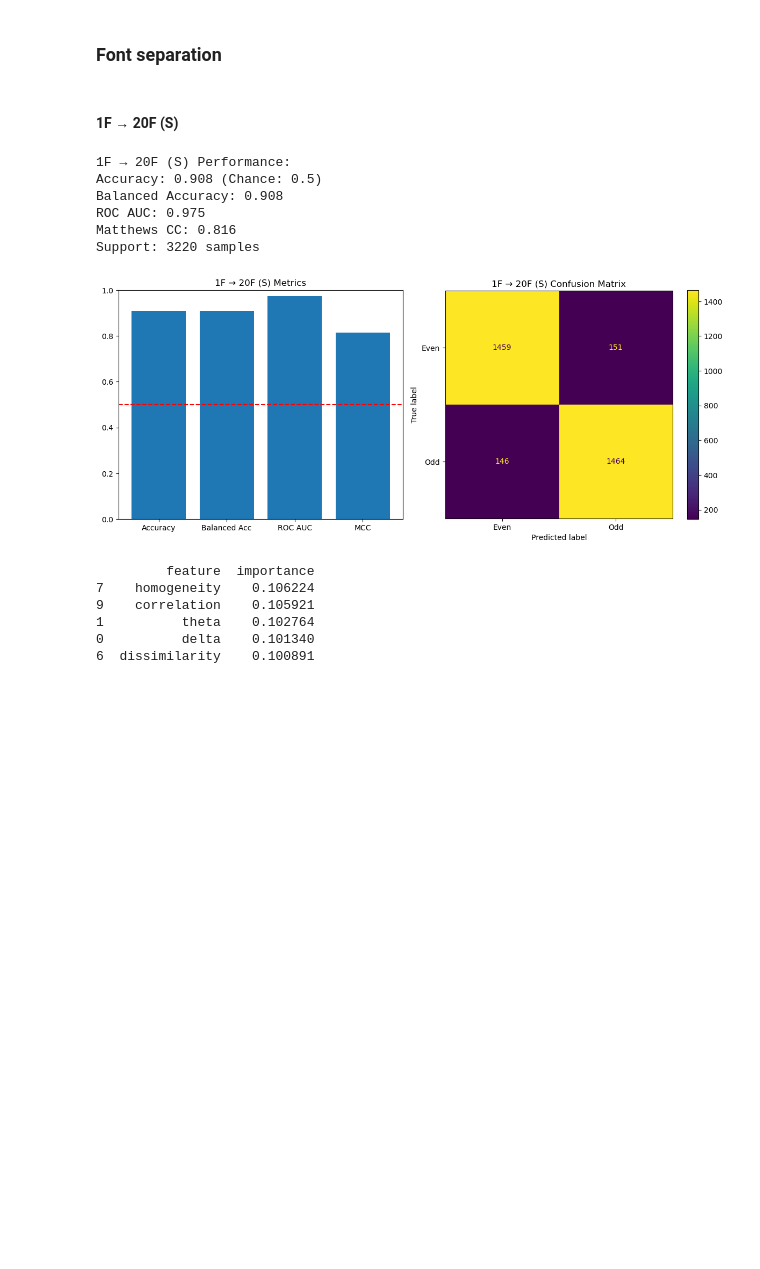
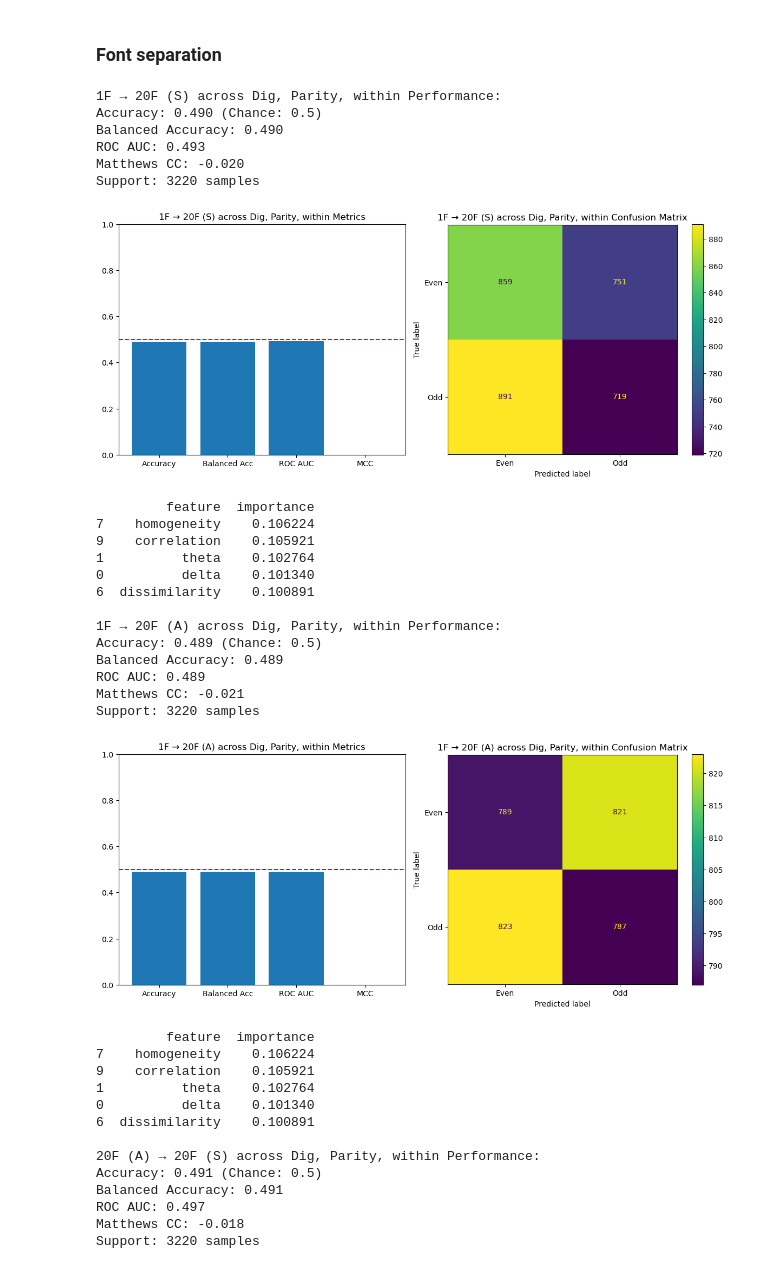
Before and after one commit to ptapal/DIGNUMWORDS, a Jupyter notebook: ML.ipynb, the cells around one changed output. Drawn from its saved outputs; the diff is of its cells as text; code cells hidden in the pictures; blank space fills up the shorter version.

Commit message:
formatting results added

```diff
--- a/ML.ipynb
+++ b/ML.ipynb
@@ -104,8 +107,8 @@ numwo_results = evaluate_modality(base_dir, subjects, 'NumWo', font, condition,
 # %% [markdown]
 #### Plotting diagnostics
 # %%
-for name, result in [('Digits', dig_results),
-                    ('Number Words', numwo_results)]:
+for name, result in [('Digits, same condition, same font', dig_results),
+                    ('Number Words, same condition, same font', numwo_results)]:
     if result:
         print(f"\n{name} Performance:")
         print(f"Accuracy: {result['accuracy']:.3f} (Chance: 0.5)")
@@ -166,8 +169,8 @@ mixed_to_words = evaluate_modality(base_dir, subjects, 'Dig', font, condition, '
 # %% [markdown]
 #### Plotting diagnostics
 # %%
-for name, result in [('Mixed→Digits', mixed_to_digits),
-                    ('Mixed→Words', mixed_to_words)]:
+for name, result in [('Mixed→Digits, same condition, same font', mixed_to_digits),
+                    ('Mixed→Words, same condition, same font', mixed_to_words)]:
     if result:
         print(f"\n{name} Performance:")
         print(f"Accuracy: {result['accuracy']:.3f} (Chance: 0.5)")
@@ -209,7 +212,8 @@ Support: 3220 samples
 1          theta    0.101291
 # %% [markdown]
 ## Augmented
+# %%
+modality = 'Dig'
+mode = 'within'
 # %% [markdown]
 ### Font separation
-# %% [markdown]
-#### 1F → 20F (S)
@@ -216,31 +222,77 @@ Support: 3220 samples
 # %%
-dig_1_20s = aug_evaluate_modality(base_dir, subjects, 'Dig',
+f1_20s = aug_evaluate_modality(base_dir, subjects, modality,
                      '1F', '20F/S',
-                     'Parity', mode='within')
+                     condition, mode=mode)
+
+f1_20a = aug_evaluate_modality(base_dir, subjects, modality,
+                     '1F', '20F/A',
+                     condition, mode=mode)
+
+f20a_20s = aug_evaluate_modality(base_dir, subjects, modality,
+                     '20F/A', '20F/S',
+                     condition, mode=mode)
+
+f20s_20a = aug_evaluate_modality(base_dir, subjects, modality,
+                     '20F/S', '20F/A',
+                     condition, mode=mode)
+
+f20a_1f = aug_evaluate_modality(base_dir, subjects, modality,
+                     '20F/A', '1F',
+                     condition, mode=mode)
+
+f20s_1f = aug_evaluate_modality(base_dir, subjects, modality,
+                     '20F/S', '1F',
+                     condition, mode=mode)
 # %%
-for name, result in [('1F → 20F (S)', dig_1_20s)]:
+for name, result in [(f'1F → 20F (S) across {modality}, {condition}, {mode}', f1_20s),
+                     (f'1F → 20F (A) across {modality}, {condition}, {mode}', f1_20a),
+                     (f'20F (A) → 20F (S) across {modality}, {condition}, {mode}', f20a_20s),
+                     (f'20F (S) → 20F (A) across {modality}, {condition}, {mode}', f20s_20a),
+                     (f'20F (A) → 1F across {modality}, {condition}, {mode}', f20a_1f),
+                     (f'20F (S) → 1F across {modality}, {condition}, {mode}', f20s_1f)]:
     if result:
         print(f"\n{name} Performance:")
         print(f"Accuracy: {result['accuracy']:.3f} (Chance: 0.5)")
         print(f"Balanced Accuracy: {result['balanced_accuracy']:.3f}")
         print(f"ROC AUC: {result['roc_auc']:.3f}")
         print(f"Matthews CC: {result['mcc']:.3f}")
         print(f"Support: {result['support']} samples")
         plot_diagnostics(result, name)
         print(result['feature_importances'].head(5))
     else:
         print(f"\n{name}: No data available")
 # %% [output]
-1F → 20F (S) Performance:
-Accuracy: 0.908 (Chance: 0.5)
-Balanced Accuracy: 0.908
-ROC AUC: 0.975
-Matthews CC: 0.816
+1F → 20F (S) across Dig, Parity, within Performance:
+Accuracy: 0.490 (Chance: 0.5)
+Balanced Accuracy: 0.490
+ROC AUC: 0.493
+Matthews CC: -0.020
 Support: 3220 samples
-[figure, old version]
+[figure, new version]
          feature  importance
 7    homogeneity    0.106224
 9    correlation    0.105921
 1          theta    0.102764
 0          delta    0.101340
 6  dissimilarity    0.100891
+
+1F → 20F (A) across Dig, Parity, within Performance:
+Accuracy: 0.489 (Chance: 0.5)
+Balanced Accuracy: 0.489
+ROC AUC: 0.489
+Matthews CC: -0.021
+Support: 3220 samples
+[figure, added]
+         feature  importance
+7    homogeneity    0.106224
+9    correlation    0.105921
+1          theta    0.102764
+0          delta    0.101340
+6  dissimilarity    0.100891
+
+20F (A) → 20F (S) across Dig, Parity, within Performance:
+Accuracy: 0.491 (Chance: 0.5)
+Balanced Accuracy: 0.491
+ROC AUC: 0.497
+Matthews CC: -0.018
+Support: 3220 samples
```
Also changed, not shown: parts of 9 cells of this notebook.
